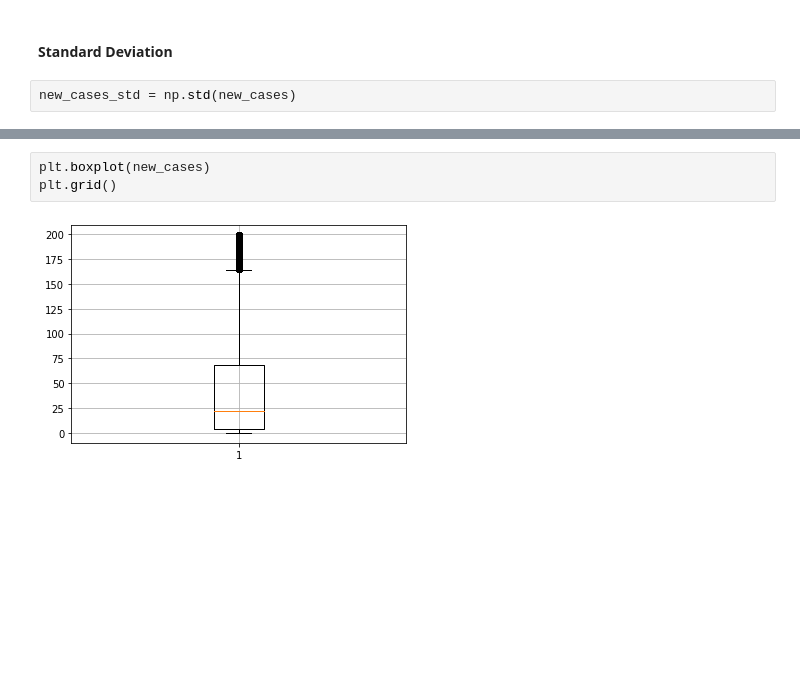
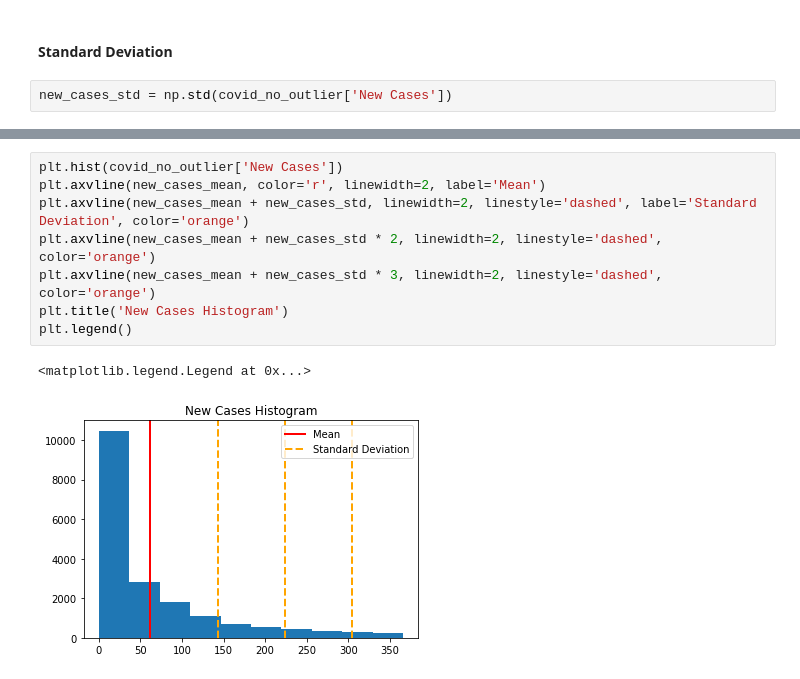
Before and after one commit to Penzragon/h8dsft_Descriptive, a Jupyter notebook: script.ipynb, the cells around one changed output, grey strips where cells are left out. Cells and saved outputs as stored; diff of their text form; blank space fills up the shorter version.

```diff
--- a/script.ipynb
+++ b/script.ipynb
@@ -153,7 +179,7 @@ Variance: 2421.485633193964
 # %% [markdown]
 #### Standard Deviation
 # %%
-new_cases_std = np.std(new_cases)
+new_cases_std = np.std(covid_no_outlier['New Cases'])
 # %%
 print(f'Standard Deviation: {new_cases_std}')
 # %% [output]
@@ -161,5 +187,11 @@ Standard Deviation: 49.208593082854584
-# %%
-plt.boxplot(new_cases)
-plt.grid()
-# %% [output]
-[figure, removed]
+# %%
+plt.hist(covid_no_outlier['New Cases'])
+plt.axvline(new_cases_mean, color='r', linewidth=2, label='Mean')
+plt.axvline(new_cases_mean + new_cases_std, linewidth=2, linestyle='dashed', label='Standard Deviation', color='orange')
+plt.axvline(new_cases_mean + new_cases_std * 2, linewidth=2, linestyle='dashed', color='orange')
+plt.axvline(new_cases_mean + new_cases_std * 3, linewidth=2, linestyle='dashed', color='orange')
+plt.title('New Cases Histogram')
+plt.legend()
+# %% [output]
+<matplotlib.legend.Legend at 0x...>
+[figure, added]
```
Also changed, not shown: parts of 19 cells of this notebook.
